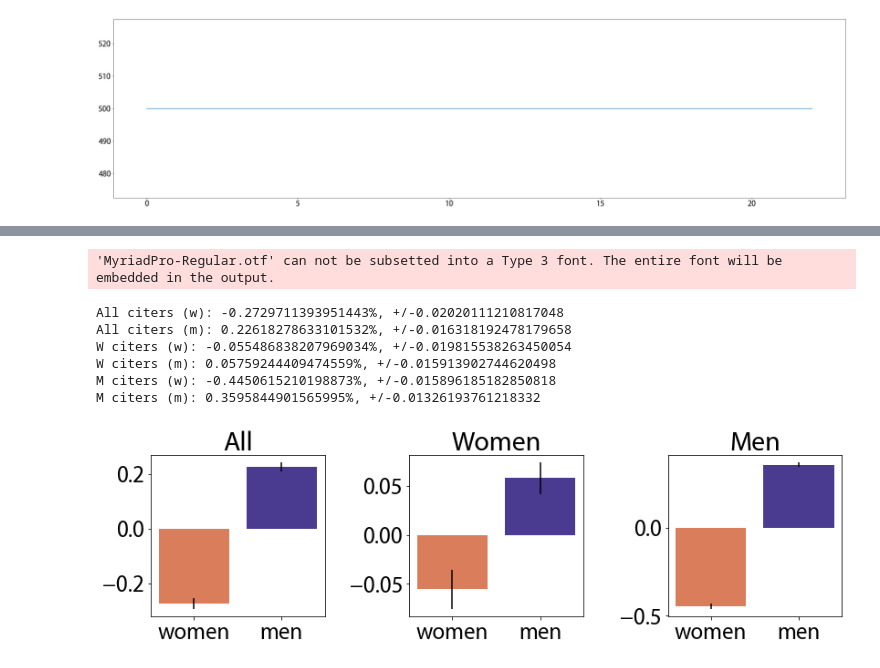
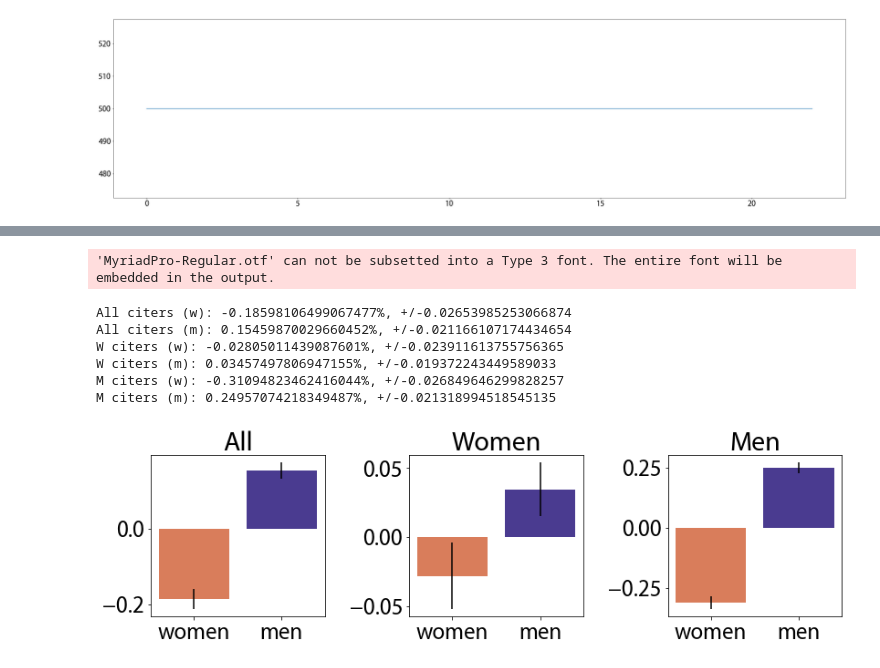
Before and after one commit to jastiso/modeling_citations, a Jupyter notebook: scripts/simulations.ipynb, the cells around one changed output, grey strips where cells are left out. Drawn from its saved outputs; the diff is of its cells as text; code cells hidden in the pictures.

```diff
--- a/scripts/simulations.ipynb
+++ b/scripts/simulations.ipynb
@@ -123,7 +126,7 @@ People in the majority are less interdisciplinary
 # %%
 if meet_method == 'soc':
     meet_w = (0.04,0.005)
-    meet_m = (0.05,0.005)
+    meet_m = (0.00005,0.000005)
 elif meet_method == 'bi':
     meet_w = (0.03,0.005)
     meet_m = (0.03,0.005)
@@ -182,8 +185,8 @@ for i in range(nAuth+100): # we need this to be bigger than the number of author
 w_index = [a.gender == 'W' for a in authors]
 w_ind = np.where(w_index)
 m_ind = np.where([not x for x in w_index])
-ns = np.round(np.linspace(nAuthSt, nAuth, nMeetings))
-ns_w = np.round(ns*np.linspace(woman_perc_i, woman_perc_f, nMeetings))
+ns = np.round(np.linspace(nAuthSt, nAuth, nYears))
+ns_w = np.round(ns*np.linspace(woman_perc_i, woman_perc_f, nYears))
 # build up time vary parameters, like authors, and gender percentage
 # initialize
 sim_params = {}
@@ -193,7 +196,7 @@ w.extend(m)
 sim_params[0] = {'author_idx':w,
                     'woman_perc':woman_perc_i,
                     'n':nAuthSt,}
-for i in range(1,nMeetings):
+for i in range(1,nYears):
     new_n = ns[i]
     dn = new_n - sim_params[i-1]['n']
     dw = ns_w[i] - sum([a.gender == 'W' for a in [authors[x] for x in sim_params[i-1]['author_idx']]])
@@ -226,8 +229,8 @@ plt.savefig('../data/img/tv_gender_prop.pdf')
 # %%
 # run simulation
 data = []
-for i,b in tqdm(enumerate(range(nMeetings))):
-    tmp = group_meet(sim_params[i]['n'], authors, sim_params[i]['author_idx'])
+for i,b in tqdm(enumerate(range(nYears))):
+    tmp = group_meet(sim_params[i]['n'], authors, sim_params[i]['author_idx'], meets_per_year)
     data.append(tmp)
     del tmp
 # %%
@@ -278,10 +281,10 @@ Text(0.5, 1.0, 'Different Gender Meetings')
 # %%
 # static plot
-static_perc = np.empty((nMeetings,len(bibs[nMeetings-1])))
+static_perc = np.empty((nYears,len(bibs[nYears-1])))
 static_perc[:] = np.NaN
-static_perc_w = np.empty((nMeetings,len(bibs_w[nMeetings-1])))
+static_perc_w = np.empty((nYears,len(bibs_w[nYears-1])))
 static_perc_w[:] = np.NaN
-static_perc_m = np.empty((nMeetings,len(bibs_m[nMeetings-1])))
+static_perc_m = np.empty((nYears,len(bibs_m[nYears-1])))
 static_perc_m[:] = np.NaN
 for i,b in enumerate(bibs.values()):
     # get all authors citations at this time point
@@ -305,50 +308,50 @@ plt.figure(figsize=(12,4))
 
 plt.subplot(131)
 amw = np.nanmean([(x-percs)/percs for x in static_perc.T])
-asw = np.nanstd([(x-percs)/percs for x in static_perc.T])/np.sqrt(len(bibs[nMeetings-1]))
+asw = np.nanstd([(x-percs)/percs for x in static_perc.T])/np.sqrt(len(bibs[nYears-1]))
 amm = np.nanmean([((1 - x) - (1 - np.array(percs)))/(1 - np.array(percs)) for x in static_perc.T])
-asm = np.nanstd([((1 - x) - (1 - np.array(percs)))/(1 - np.array(percs)) for x in static_perc.T])/np.sqrt(len(bibs[nMeetings-1]))
+asm = np.nanstd([((1 - x) - (1 - np.array(percs)))/(1 - np.array(percs)) for x in static_perc.T])/np.sqrt(len(bibs[nYears-1]))
 
 plt.bar(['women','men'], [amw, amm], color=colors)
 plt.errorbar(['women','men'], [amw,amm], [asw, asm], fmt='none', color='k')
 plt.title('All')
 print('All citers (w): ' + str(amw) + '%, +/-' + str(asw))
 print('All citers (m): ' + str(amm) + '%, +/-' + str(asm))
 
 plt.subplot(132)
 wmw = np.nanmean([(x-percs)/percs for x in static_perc_w.T])
-wsw = np.nanstd([(x-percs)/percs for x in static_perc_w.T])/np.sqrt(len(bibs[nMeetings-1]))
+wsw = np.nanstd([(x-percs)/percs for x in static_perc_w.T])/np.sqrt(len(bibs[nYears-1]))
 wmm = np.nanmean([((1 - x) - (1 - np.array(percs)))/(1 - np.array(percs)) for x in static_perc_w.T])
-wsm = np.nanstd([((1 - x) - (1 - np.array(percs)))/(1 - np.array(percs)) for x in static_perc_w.T])/np.sqrt(len(bibs[nMeetings-1]))
+wsm = np.nanstd([((1 - x) - (1 - np.array(percs)))/(1 - np.array(percs)) for x in static_perc_w.T])/np.sqrt(len(bibs[nYears-1]))
 
 plt.bar(['women','men'], [wmw, wmm], color=colors)
 plt.errorbar(['women','men'], [wmw,wmm],[wsw,wsm], fmt='none', color='k')
 plt.title('Women')
 print('W citers (w): ' + str(wmw) + '%, +/-' + str(wsw))
 print('W citers (m): ' + str(wmm) + '%, +/-' + str(wsm))
 
 plt.subplot(133)
 mmw = np.nanmean([(x-percs)/percs for x in static_perc_m.T])
-msw = np.nanstd([(x-percs)/percs for x in static_perc_m.T])/np.sqrt(len(bibs[nMeetings-1]))
+msw = np.nanstd([(x-percs)/percs for x in static_perc_m.T])/np.sqrt(len(bibs[nYears-1]))
 mmm = np.nanmean([((1 - x) - (1 - np.array(percs)))/(1 - np.array(percs)) for x in static_perc_m.T])
-msm = np.nanstd([((1 - x) - (1 - np.array(percs)))/(1 - np.array(percs)) for x in static_perc_m.T])/np.sqrt(len(bibs[nMeetings-1]))
+msm = np.nanstd([((1 - x) - (1 - np.array(percs)))/(1 - np.array(percs)) for x in static_perc_m.T])/np.sqrt(len(bibs[nYears-1]))
 
 plt.bar(['women','men'], [mmw,mmm], color=colors)
 plt.errorbar(['women','men'], [mmw,mmm],[msw,msm], fmt='none', color='k')
 plt.title('Men')
 print('M citers (w): ' + str(mmw) + '%, +/-' + str(msw))
 print('M citers (m): ' + str(mmm) + '%, +/-' + str(msm))
 plt.tight_layout()
 plt.savefig('../data/img/static_cites.pdf')
 # %% [output]
 'MyriadPro-Regular.otf' can not be subsetted into a Type 3 font. The entire font will be embedded in the output.
-All citers (w): -0.2729711393951443%, +/-0.02020111210817048
-All citers (m): 0.22618278633101532%, +/-0.016318192478179658
-W citers (w): -0.055486838207969034%, +/-0.019815538263450054
-W citers (m): 0.05759244409474559%, +/-0.015913902744620498
-M citers (w): -0.4450615210198873%, +/-0.015896185182850818
-M citers (m): 0.3595844901565995%, +/-0.01326193761218332
+All citers (w): -0.18598106499067477%, +/-0.02653985253066874
+All citers (m): 0.15459870029660452%, +/-0.021166107174434654
+W citers (w): -0.02805011439087601%, +/-0.023911613755756365
+W citers (m): 0.03457497806947155%, +/-0.019372243449589033
+M citers (w): -0.31094823462416044%, +/-0.026849646299828257
+M citers (m): 0.24957074218349487%, +/-0.021318994518545135
-[figure, old version]
+[figure, new version]
 # %%
 # stats
 wt,wp = ttest_1samp(np.nanmean([(x-percs)/percs for x in static_perc.T],1),0)
```
Also changed, not shown: parts of 12 cells of this notebook, 1 other file.
